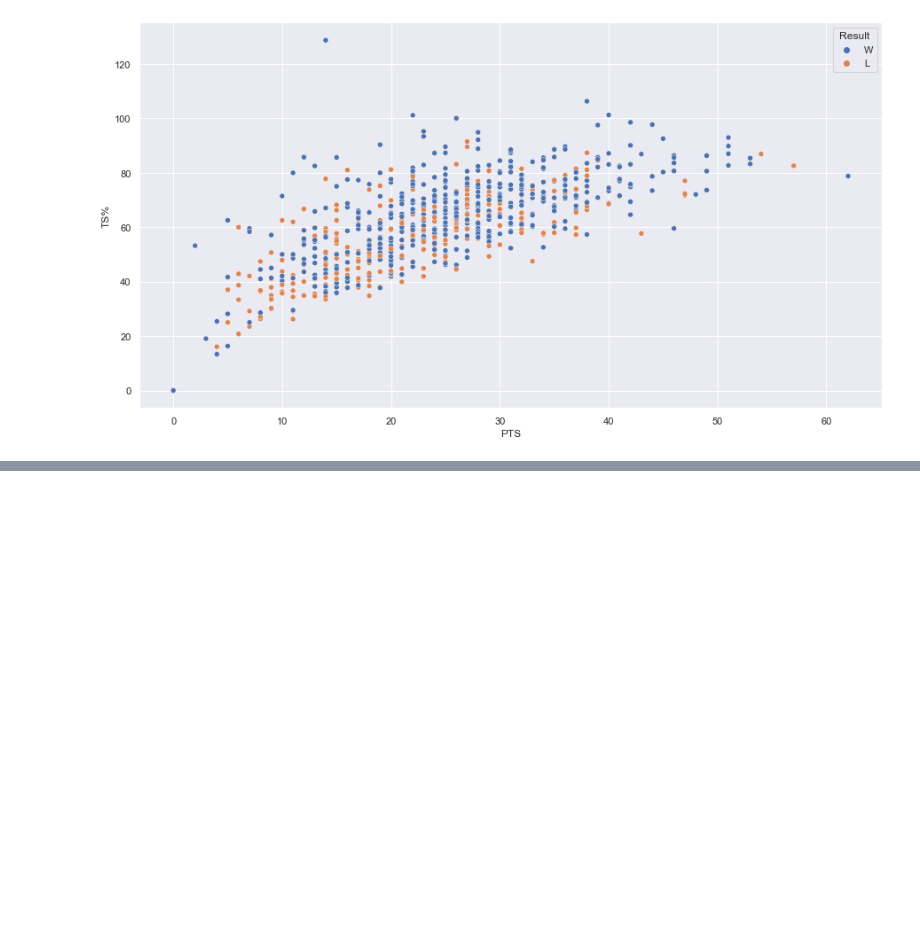
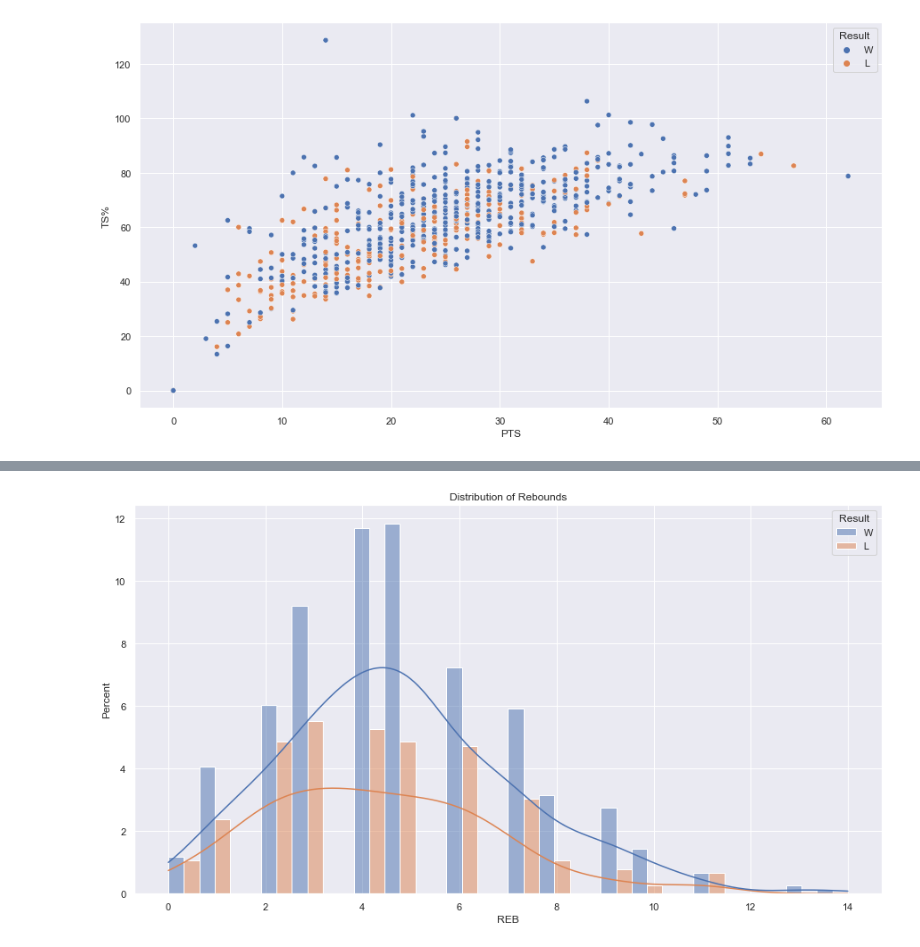
Before and after one commit to sidmurthy/stephstuff, a Jupyter notebook: src/stephplayground.ipynb, the cells around one changed output, grey strips where cells are left out. Saved outputs shown, nothing was run; the diff lists cells and outputs as text; code cells hidden in the pictures; blank space fills up the shorter version.

```diff
--- a/src/stephplayground.ipynb
+++ b/src/stephplayground.ipynb
@@ -91,3 +111,8 @@ plt.title('Team Score Distribution during the Regular Season');
 # %%
 sns.histplot(data=reg_szn, x='O Score', stat='percent', hue='Result', kde=True, multiple='stack');
 plt.title('Opponent Score Distribution during the Regular Season');
+# %%
+sns.histplot(data=reg_szn, x='REB', stat='percent', hue='Result', multiple='dodge', kde=True);
+plt.title('Distribution of Rebounds');
+# %% [output]
+[figure, added]
```
Also changed, not shown: parts of 7 cells of this notebook.
